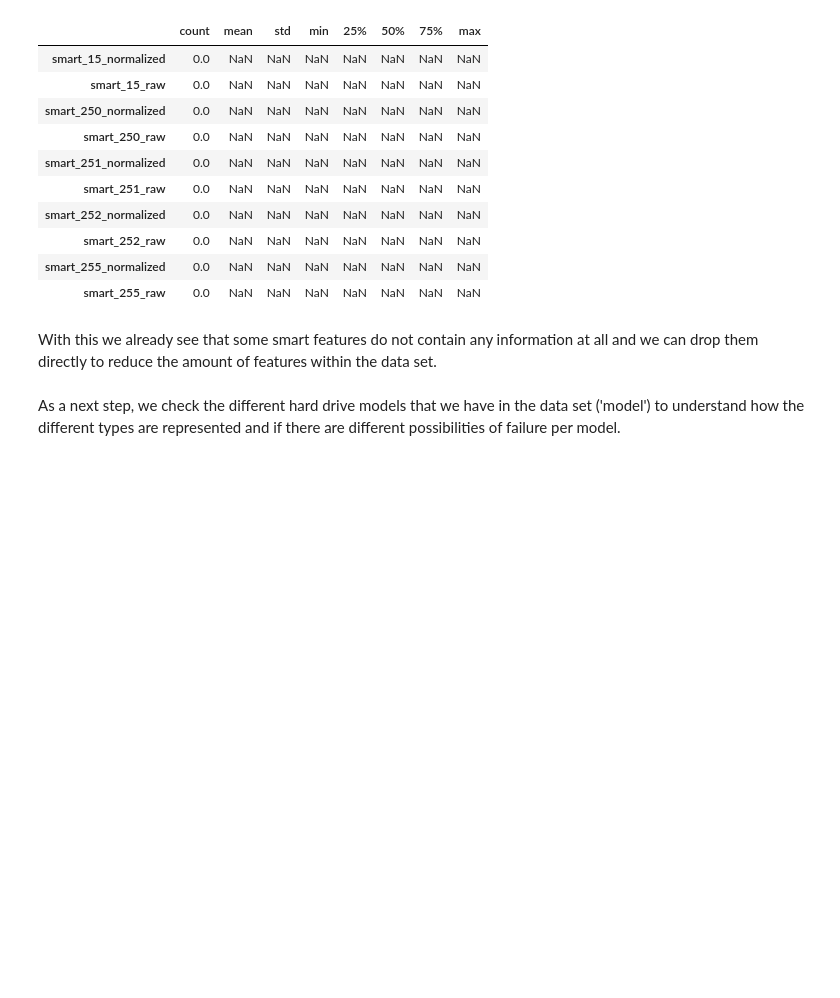
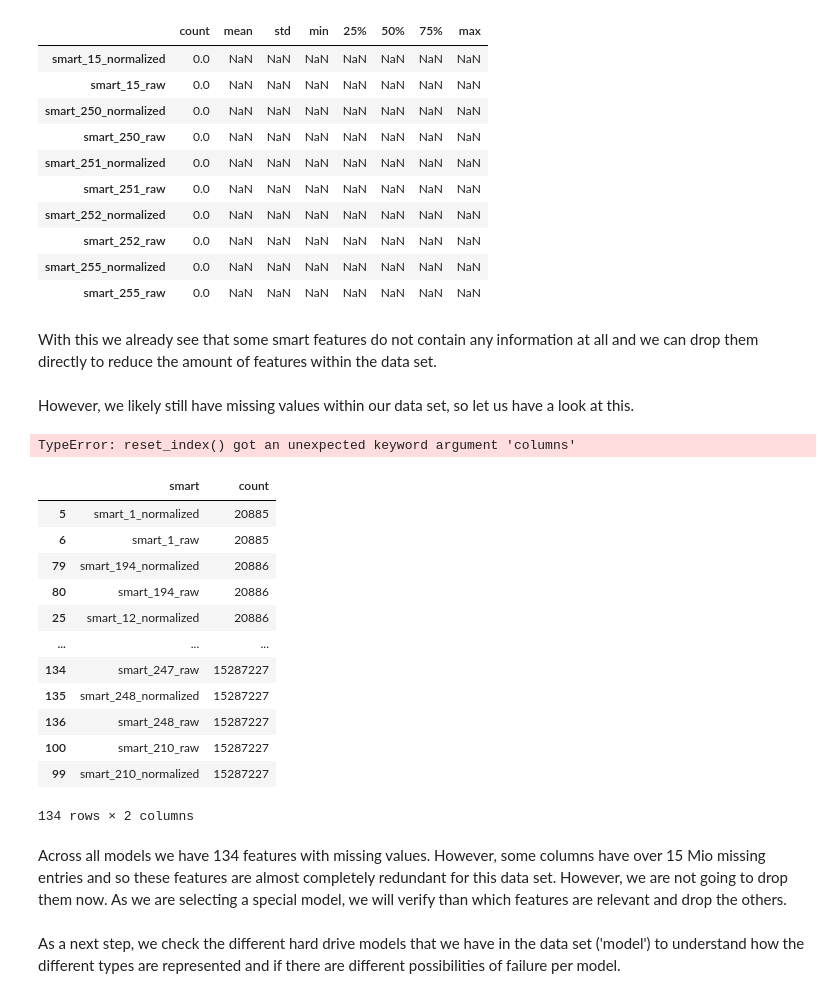
Before and after one commit to wcmphysics/DataScienceBootcamp-Capstone, a Jupyter notebook: notebooks/daniela_eda.ipynb, the cells around one changed output. Cells and saved outputs as stored; diff of their text form; code cells hidden in the pictures; blank space fills up the shorter version.

```diff
--- a/notebooks/daniela_eda.ipynb
+++ b/notebooks/daniela_eda.ipynb
@@ -187,6 +185,33 @@ With this we already see that some smart features do not contain any information
 # %%
 columns_to_drop = descriptive_stats.query('count == 0').reset_index()['index'].to_list()
 q1.drop(columns_to_drop, axis=1, inplace=True)
+# %% [markdown]
+However, we likely still have missing values within our data set, so let us have a look at this.
+# %%
+missing_values = q1.isnull().sum()
+# %% [output]
+TypeError: reset_index() got an unexpected keyword argument 'columns'
+# %%
+missing_values = missing_values.reset_index()
+missing_values.columns = ['smart', 'count']
+# %%
+missing_values.sort_values('count').query('count != 0')
+# %% [output]
+|  | smart | count |
+| 5 | smart_1_normalized | 20885 |
+| 6 | smart_1_raw | 20885 |
+| 79 | smart_194_normalized | 20886 |
+| 80 | smart_194_raw | 20886 |
+| 25 | smart_12_normalized | 20886 |
+| ... | ... | ... |
+| 134 | smart_247_raw | 15287227 |
+| 135 | smart_248_normalized | 15287227 |
+| 136 | smart_248_raw | 15287227 |
+| 100 | smart_210_raw | 15287227 |
+| 99 | smart_210_normalized | 15287227 |
+134 rows × 2 columns
+# %% [markdown]
+Across all models we have 134 features with missing values. However, some columns have over 15 Mio missing entries and so these features are almost completely redundant for this data set. However, we are not going to drop them now. As we are selecting a special model, we will verify than which features are relevant and drop the others.
 # %%
 #q1.to_csv('../data/interim/data_q1_NaN.csv', index=False)
 q1 = pd.read_csv('../data/interim/data_q1_NaN.csv')
```
Also changed, not shown: parts of 19 cells of this notebook.
